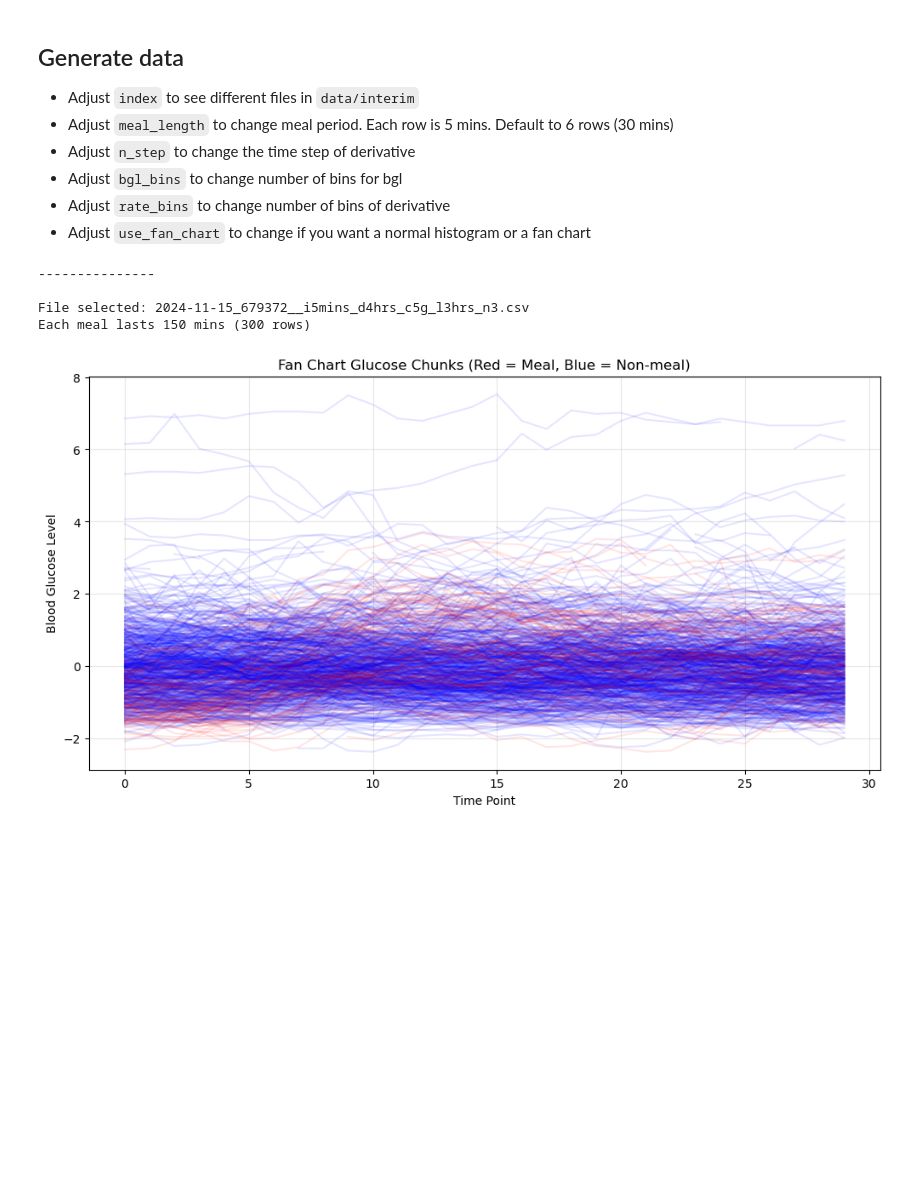
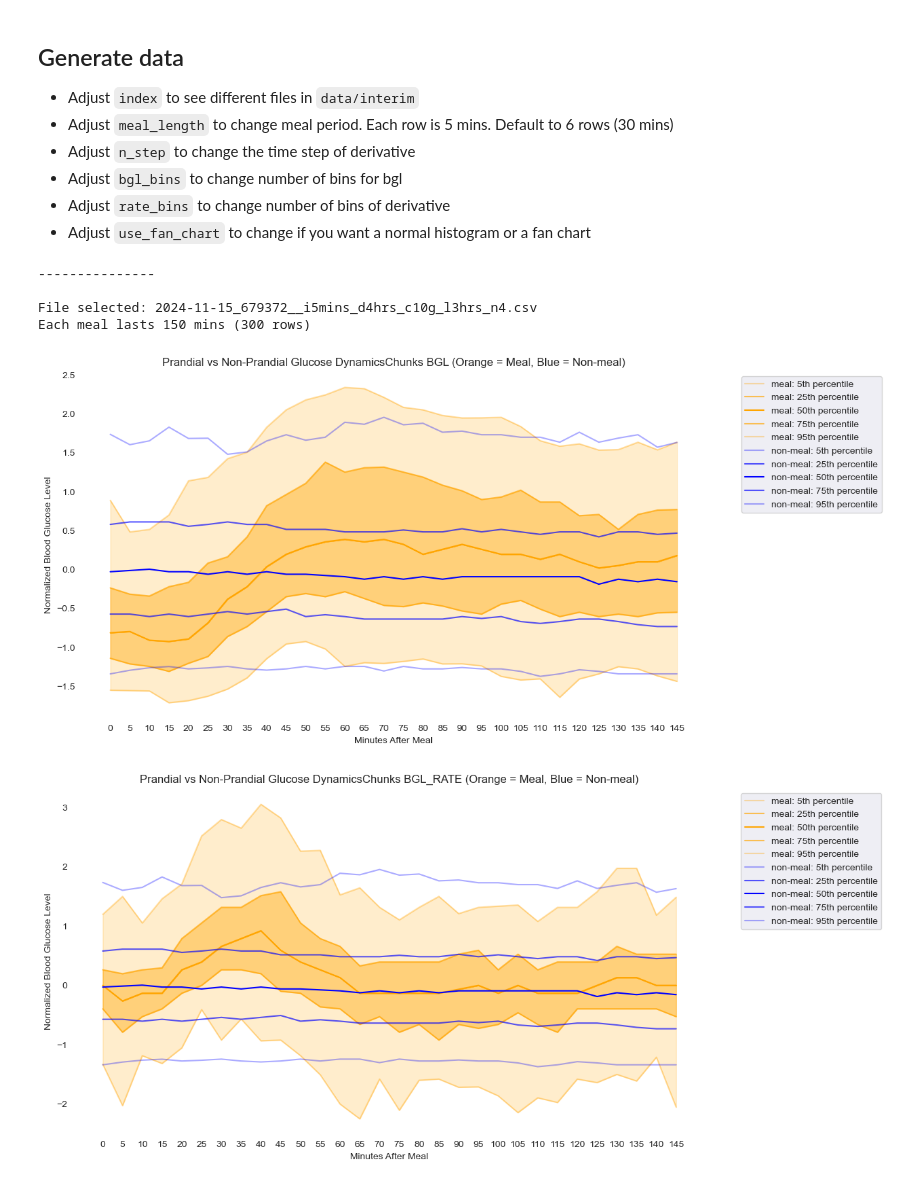
Before and after one commit to RobotPsychologist/bg_control, a Jupyter notebook: 0_meal_identification/meal_identification/notebooks/1.04-tc-change-point-plot.ipynb, the cells around one changed output. Cells and saved outputs as stored; diff of their text form; code cells hidden in the pictures; blank space fills up the shorter version.

Commit message:
Plot fan chart

```diff
--- a/0_meal_identification/meal_identification/notebooks/1.04-tc-change-point-plot.ipynb
+++ b/0_meal_identification/meal_identification/notebooks/1.04-tc-change-point-plot.ipynb
@@ -216,33 +250,35 @@ def plot_fan_chart(chunks: [pd.DataFrame]):
 index = -4
 meal_length = 30
 n_step = 1
 bgl_bins = 50
 rate_bins = 40
 use_fan_chart = True
 
 # Choose an index of the file
 csv_files = [f for f in os.listdir('../data/interim') if f.endswith('.csv')]
 # print("csv files: ", csv_files)
 
 
 print('---------------\n')
 file = csv_files[index]
 # Or use the file name directly
 # file = '2024-11-18_adu001__i5mins_d4hrs_c5g_l3hrs_n3.csv'
 print(f"File selected: {file}")
 df = load_data(file)
 
 normalized_df = generate_meal_periods(df, meal_length=meal_length, n_steps=1)
 chunks = to_chunk(normalized_df, meal_length=meal_length)
 
 # use only one because graphs are quite expensive to generate
 if use_fan_chart:
-    plot_fan_chart(chunks)
+    plot_fan_chart(chunks, column = 'bgl')
+    plot_fan_chart(chunks, column = 'bgl_rate')
 else:
     plot_histograms(normalized_df, file, bgl_bins=50, rate_bins=50)
 # %% [output]
 ---------------
 
-File selected: 2024-11-15_679372__i5mins_d4hrs_c5g_l3hrs_n3.csv
+File selected: 2024-11-15_679372__i5mins_d4hrs_c10g_l3hrs_n4.csv
 Each meal lasts 150 mins (300 rows)
-[figure, old version]
+[figure, new version]
+[figure, added]
```
Also changed, not shown: parts of 6 cells of this notebook, 1 other file.
